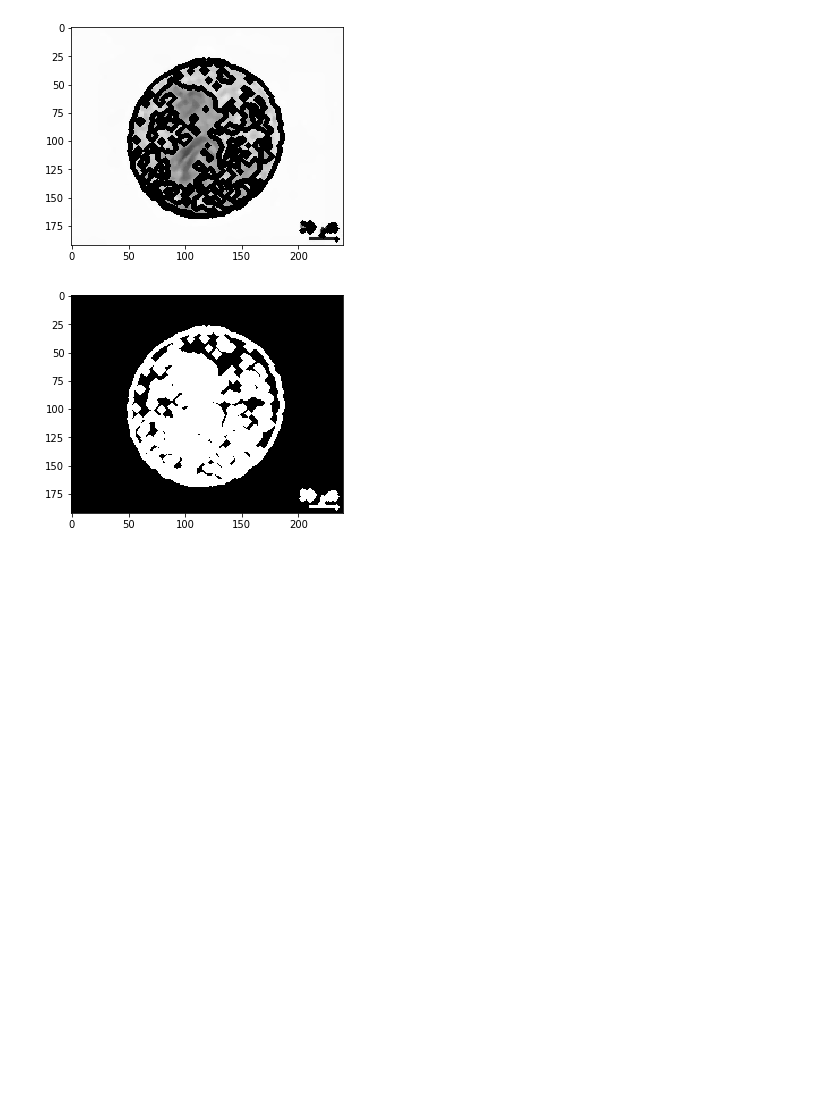
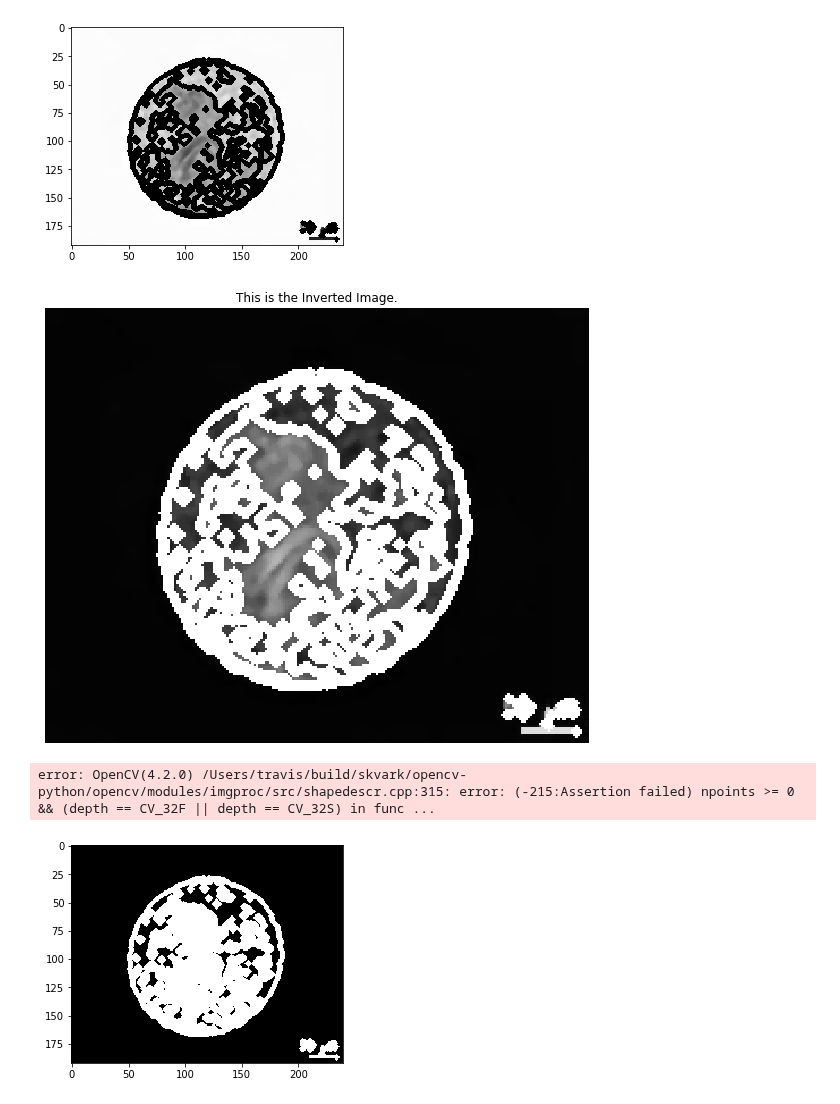
Before and after one commit to Snodgras/ABE690_project, a Jupyter notebook: Snodgrass_Pollen_Identifier.ipynb, the cells around one changed output. Drawn from its saved outputs; the diff is of its cells as text; code cells hidden in the pictures; blank space fills up the shorter version.

```diff
--- a/Snodgrass_Pollen_Identifier.ipynb
+++ b/Snodgrass_Pollen_Identifier.ipynb
@@ -131,6 +131,24 @@ plt.imshow(gray2,'gray');plt.show()
 #cv.drawContours(gray2,[cnt],0,(0,255,0),3)
 # %% [output]
 [figure]
+# %%
+#Trying Dr. Peschel's suggestion
+
+# Inverting the contour image and plot
+invert_img = cv.bitwise_not(gray2)
+plt.figure(figsize=(16,8))
+plt.imshow(invert_img, cmap='gray')
+plt.title("This is the Inverted Image.")
+plt.axis('off')
+plt.show()
+
+cnt=contours2[0]
+M=cv.moments(cnt)
+area=cv.contourArea(cnt)
+print(M, area)
+# %% [output]
+[figure, added]
+error: OpenCV(4.2.0) /Users/travis/build/skvark/opencv-python/opencv/modules/imgproc/src/shapedescr.cpp:315: error: (-215:Assertion failed) npoints >= 0 && (depth == CV_32F || depth == CV_32S) in func ...
 # %%
 #advice from `https://www.learnopencv.com/filling-holes-in-an-image-using-opencv-python-c/`
 ret, thresh2 = cv.threshold(gray2, 180,230,cv.THRESH_BINARY_INV)
```
Also changed, not shown: parts of 7 cells of this notebook, 1 other file.
